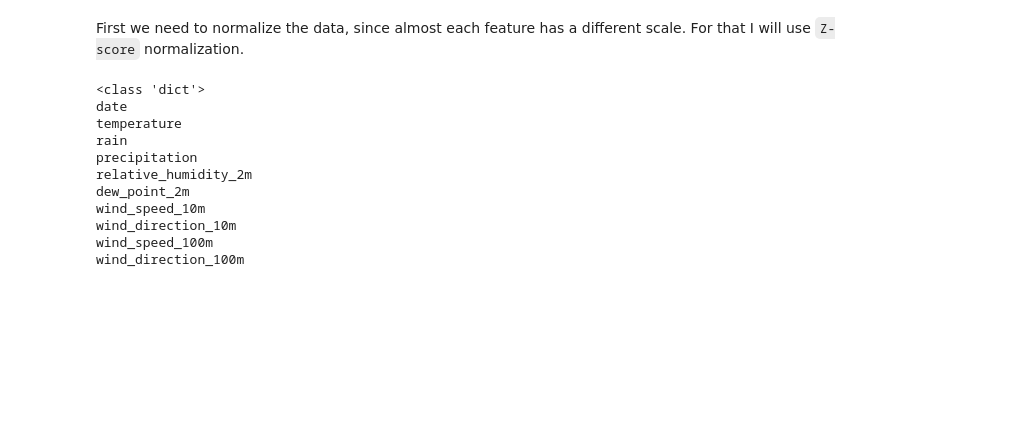
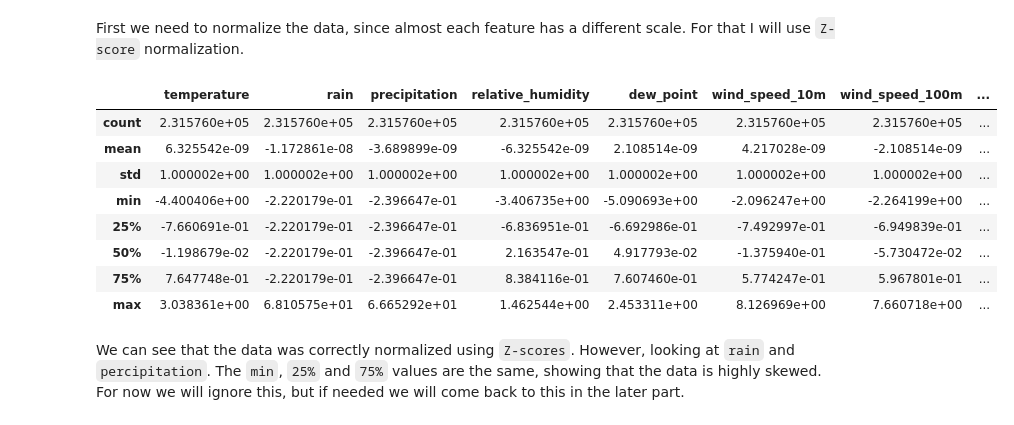
Before and after one commit to Kubel259/Weather-Prediciton, a Jupyter notebook: main.ipynb, the cells around one changed output. Drawn from its saved outputs; the diff is of its cells as text; code cells hidden in the pictures; blank space fills up the shorter version.

```diff
--- a/main.ipynb
+++ b/main.ipynb
@@ -115,24 +107,25 @@ For this task I will use convolution to extract the features from data and LSTM
 # %% [markdown]
 First we need to normalize the data, since almost each feature has a different scale. For that I will use `Z-score` normalization.
 # %%
-print(type(data))
 for feature in data:
-    # mean = np.mean(data[feature])
-    print(feature)
-    # print(data[feature][1])
-    # break
+    mean = np.mean(data[feature])
+    std_dev = np.std(data[feature])
+    z_score = (data[feature] - mean) / std_dev
+    data[feature] = z_score
+
+data.describe()
 # %% [output]
-<class 'dict'>
-date
-temperature
-rain
-precipitation
-relative_humidity_2m
-dew_point_2m
-wind_speed_10m
-wind_direction_10m
-wind_speed_100m
-wind_direction_100m
+|  | temperature | rain | precipitation | relative_humidity | dew_point | wind_speed_10m | wind_speed_100m | ... |
+| count | 2.315760e+05 | 2.315760e+05 | 2.315760e+05 | 2.315760e+05 | 2.315760e+05 | 2.315760e+05 | 2.315760e+05 | ... |
+| mean | 6.325542e-09 | -1.172861e-08 | -3.689899e-09 | -6.325542e-09 | 2.108514e-09 | 4.217028e-09 | -2.108514e-09 | ... |
+| std | 1.000002e+00 | 1.000002e+00 | 1.000002e+00 | 1.000002e+00 | 1.000002e+00 | 1.000002e+00 | 1.000002e+00 | ... |
+| min | -4.400406e+00 | -2.220179e-01 | -2.396647e-01 | -3.406735e+00 | -5.090693e+00 | -2.096247e+00 | -2.264199e+00 | ... |
+| 25% | -7.660691e-01 | -2.220179e-01 | -2.396647e-01 | -6.836951e-01 | -6.692986e-01 | -7.492997e-01 | -6.949839e-01 | ... |
+| 50% | -1.198679e-02 | -2.220179e-01 | -2.396647e-01 | 2.163547e-01 | 4.917793e-02 | -1.375940e-01 | -5.730472e-02 | ... |
+| 75% | 7.647748e-01 | -2.220179e-01 | -2.396647e-01 | 8.384116e-01 | 7.607460e-01 | 5.774247e-01 | 5.967801e-01 | ... |
+| max | 3.038361e+00 | 6.810575e+01 | 6.665292e+01 | 1.462544e+00 | 2.453311e+00 | 8.126969e+00 | 7.660718e+00 | ... |
+# %% [markdown]
+We can see that the data was correctly normalized using `Z-scores`. However, looking at `rain` and `percipitation`. The `min`, `25%` and `75%` values are the same, showing that the data is highly skewed. For now we will ignore this, but if needed we will come back to this in the later part.
 # %%
 class ConvLSTM(nn.Module):
     def __init__(self):
```
Also changed, not shown: parts of 5 cells of this notebook.
